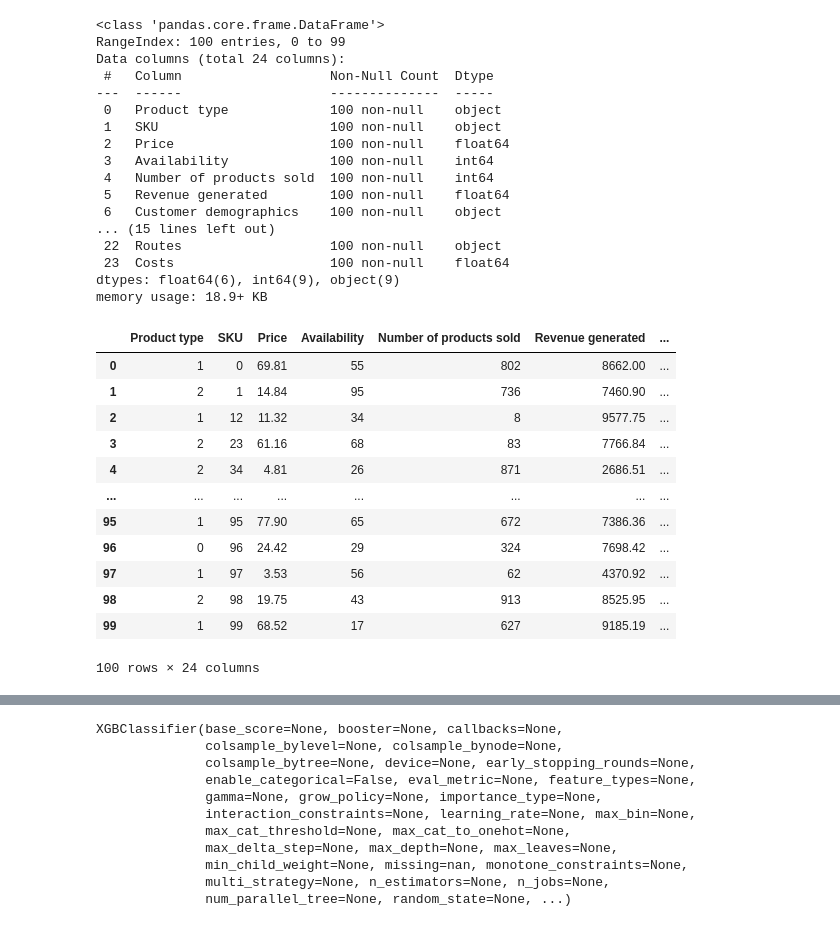
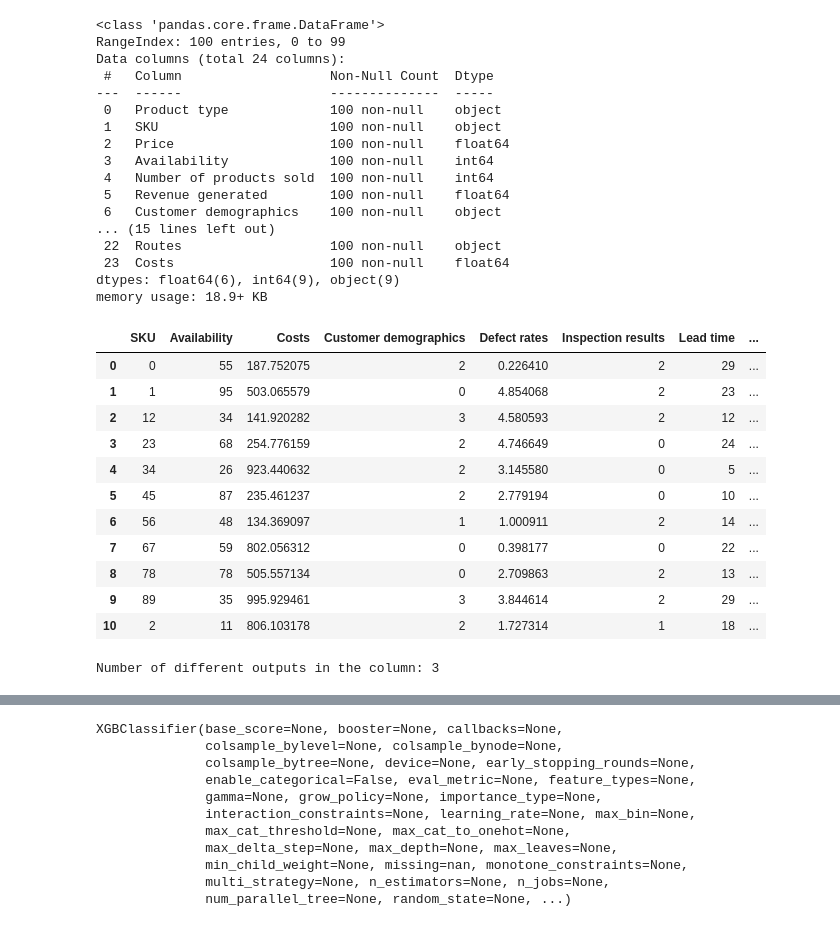
Before and after one commit to Allen2507/XGBoost, a Jupyter notebook: training.ipynb, the cells around one changed output, grey strips where cells are left out. Saved outputs shown, nothing was run; the diff lists cells and outputs as text; code cells hidden in the pictures.

```diff
--- a/training.ipynb
+++ b/training.ipynb
@@ -103,23 +75,29 @@ def object_to_int(data):
     if data.dtypes=='object':
         data=labelencoder.fit_transform(data)
     return data
-# %%
-train_data=train_data.apply(lambda data:object_to_int(data))
-train_data
-# %% [output]
-|  | Product type | SKU | Price | Availability | Number of products sold | Revenue generated | ... |
-| 0 | 1 | 0 | 69.81 | 55 | 802 | 8662.00 | ... |
-| 1 | 2 | 1 | 14.84 | 95 | 736 | 7460.90 | ... |
-| 2 | 1 | 12 | 11.32 | 34 | 8 | 9577.75 | ... |
-| 3 | 2 | 23 | 61.16 | 68 | 83 | 7766.84 | ... |
-| 4 | 2 | 34 | 4.81 | 26 | 871 | 2686.51 | ... |
-| ... | ... | ... | ... | ... | ... | ... | ... |
-| 95 | 1 | 95 | 77.90 | 65 | 672 | 7386.36 | ... |
-| 96 | 0 | 96 | 24.42 | 29 | 324 | 7698.42 | ... |
-| 97 | 1 | 97 | 3.53 | 56 | 62 | 4370.92 | ... |
-| 98 | 2 | 98 | 19.75 | 43 | 913 | 8525.95 | ... |
-| 99 | 1 | 99 | 68.52 | 17 | 627 | 9185.19 | ... |
-100 rows × 24 columns
+# %%
+train_data=train_data.apply(lambda data:object_to_int(data))
+col=['SKU','Availability','Costs','Customer demographics','Defect rates','Inspection results','Lead time','Lead times','Manufacturing lead time','Number of products sold','Order quantities','Price','Product type','Production volumes']
+train_data.loc[:10,col]
+# %% [output]
+|  | SKU | Availability | Costs | Customer demographics | Defect rates | Inspection results | Lead time | ... |
+| 0 | 0 | 55 | 187.752075 | 2 | 0.226410 | 2 | 29 | ... |
+| 1 | 1 | 95 | 503.065579 | 0 | 4.854068 | 2 | 23 | ... |
+| 2 | 12 | 34 | 141.920282 | 3 | 4.580593 | 2 | 12 | ... |
+| 3 | 23 | 68 | 254.776159 | 2 | 4.746649 | 0 | 24 | ... |
+| 4 | 34 | 26 | 923.440632 | 2 | 3.145580 | 0 | 5 | ... |
+| 5 | 45 | 87 | 235.461237 | 2 | 2.779194 | 0 | 10 | ... |
+| 6 | 56 | 48 | 134.369097 | 1 | 1.000911 | 2 | 14 | ... |
+| 7 | 67 | 59 | 802.056312 | 0 | 0.398177 | 0 | 22 | ... |
+| 8 | 78 | 78 | 505.557134 | 0 | 2.709863 | 2 | 13 | ... |
+| 9 | 89 | 35 | 995.929461 | 3 | 3.844614 | 2 | 29 | ... |
+| 10 | 2 | 11 | 806.103178 | 2 | 1.727314 | 1 | 18 | ... |
+# %%
+num_unique_values = train_data['Product type'].nunique()
+
+print("Number of different outputs in the column:", num_unique_values)
+# %% [output]
+Number of different outputs in the column: 3
 # %%
 train_data['Customer_demand'] = [1 if (int(column['Stock levels'] - column['Order quantities']) < 0) else 0 for _,column in train_data.iterrows()]
 train_data
```
Also changed, not shown: parts of 11 cells of this notebook, 8 other files.
